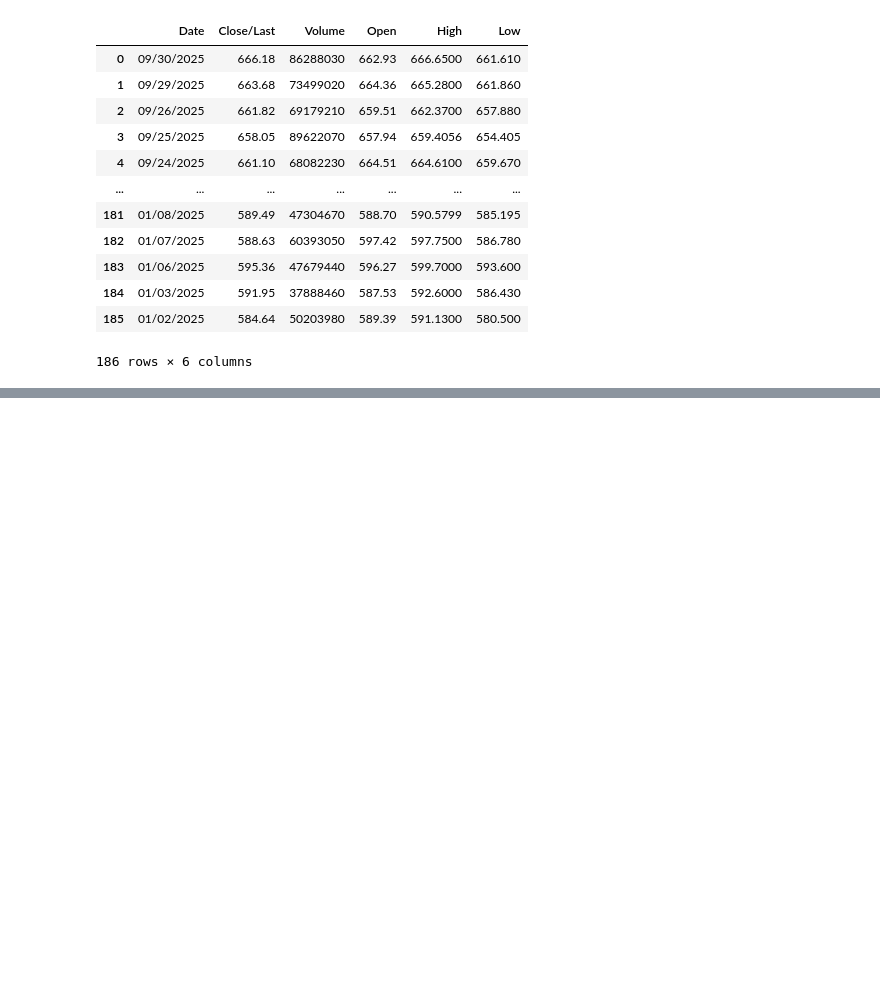
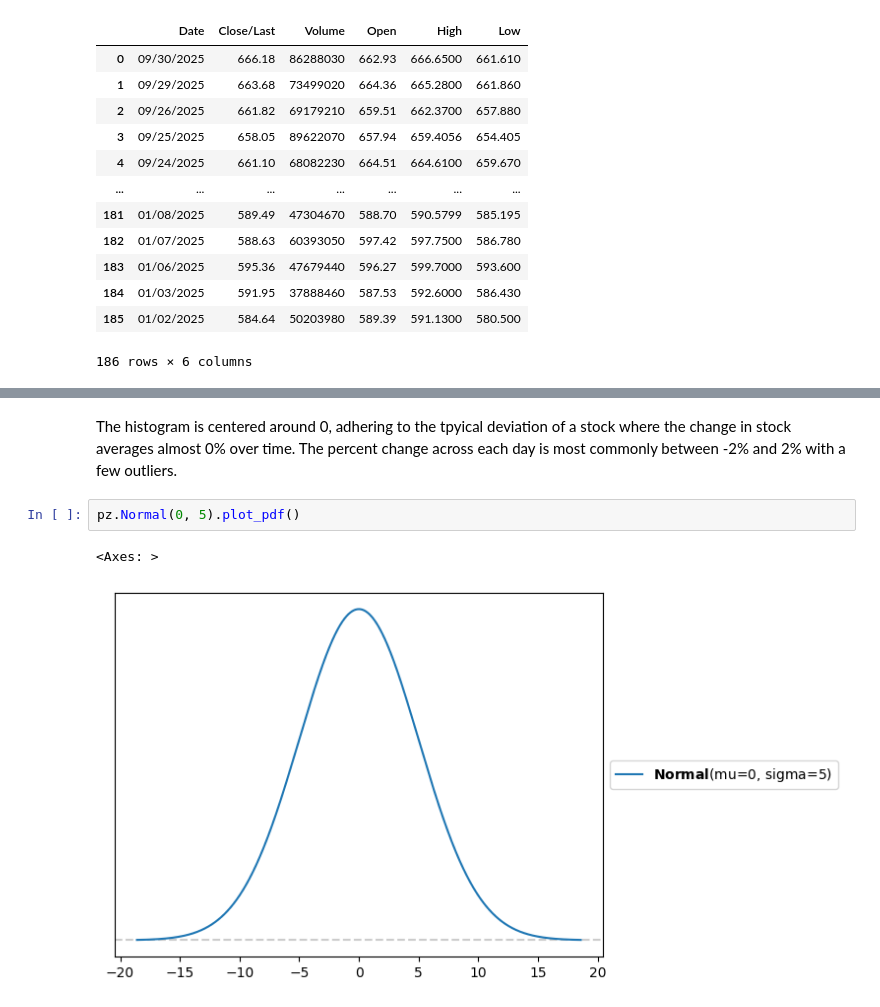
Before and after one commit to elijahmoon-hub/Elijah-s-repository, a Jupyter notebook: ElijMoonUnit3Project.ipynb, the cells around one changed output, grey strips where cells are left out. Drawn from its saved outputs; the diff is of its cells as text; blank space fills up the shorter version.

```diff
--- a/ElijMoonUnit3Project.ipynb
+++ b/ElijMoonUnit3Project.ipynb
@@ -22,0 +86,7 @@ data
+# %% [markdown]
+The histogram is centered around 0, adhering to the tpyical deviation of a stock where the change in stock averages almost 0% over time. The percent change across each day is most commonly between -2% and 2% with a few outliers.
+# %%
+pz.Normal(0, 5).plot_pdf()
+# %% [output]
+<Axes: >
+[figure, added]
```
Also changed, not shown: parts of 16 cells of this notebook.
